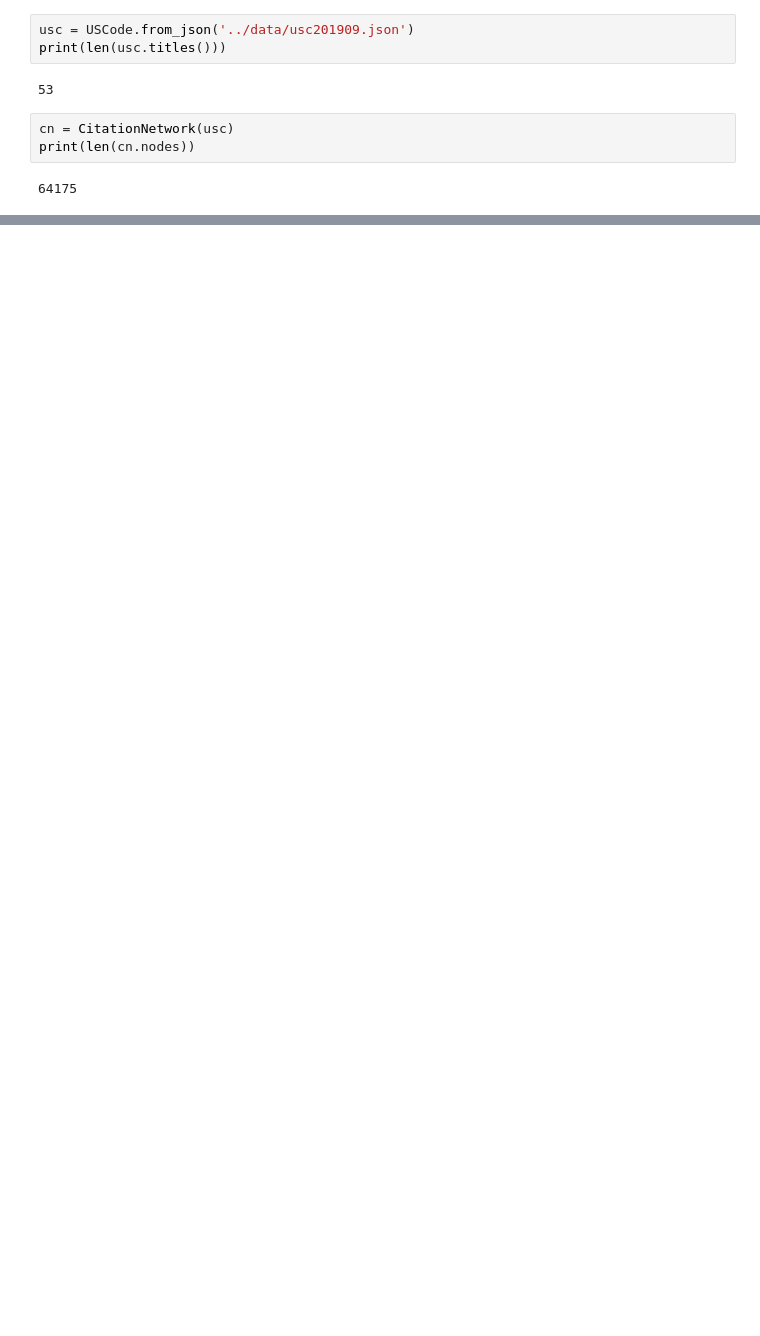
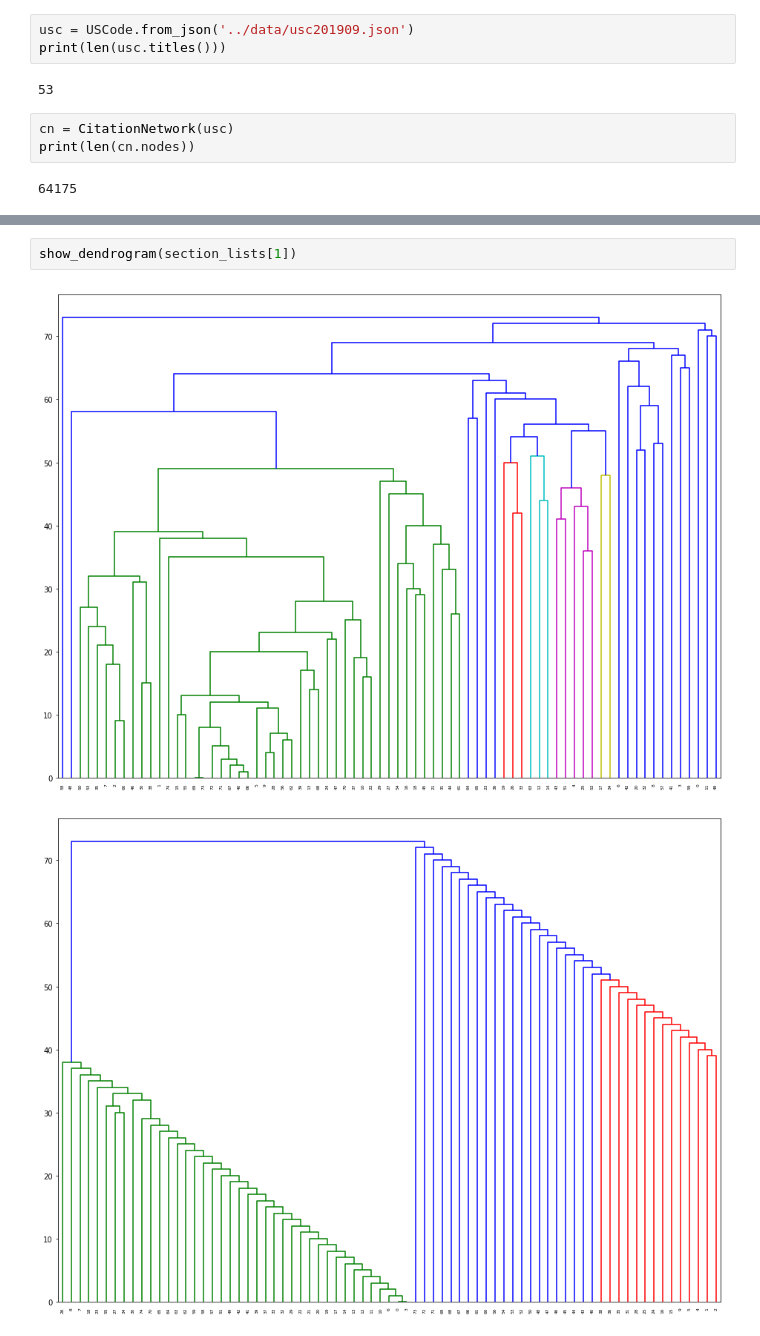
Before and after one commit to zhihao-liu/uscode-analysis, a Jupyter notebook: examples/cluster.ipynb, the cells around one changed output, grey strips where cells are left out. Saved outputs shown, nothing was run; the diff lists cells and outputs as text; blank space fills up the shorter version.

```diff
--- a/examples/cluster.ipynb
+++ b/examples/cluster.ipynb
@@ -80,0 +90,5 @@ Vectorization Clustering:
+# %%
+show_dendrogram(section_lists[1])
+# %% [output]
+[figure, added]
+[figure, added]
```
Also changed, not shown: parts of 10 cells of this notebook, 4 other files.
